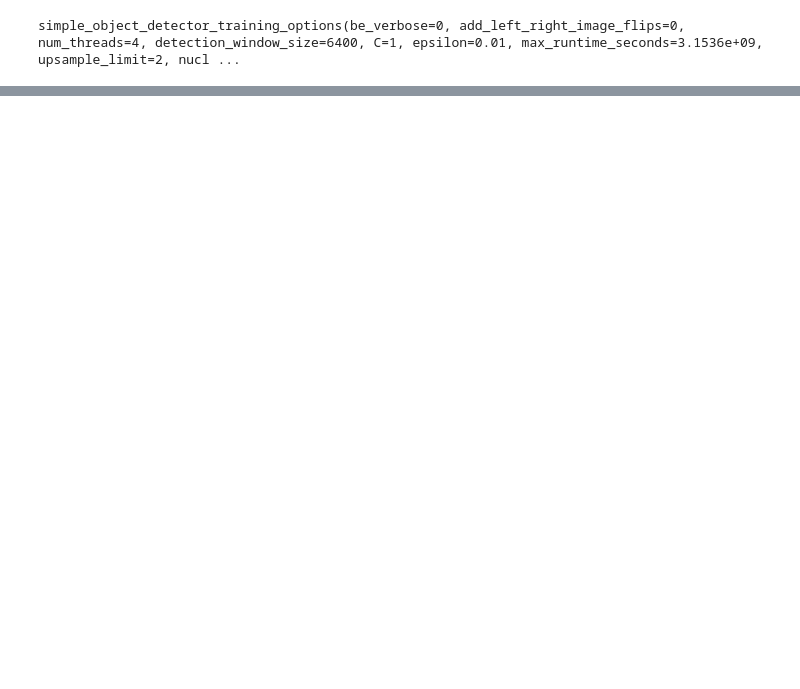
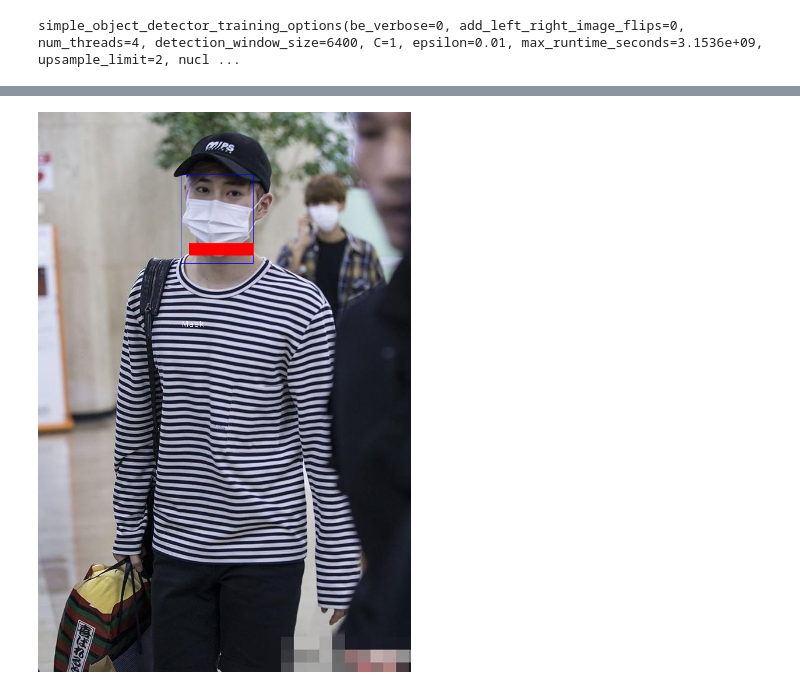
Before and after one commit to Coyote-Schmoyote/mask-detection, a Jupyter notebook: Object_detection_end_to_end_project.ipynb, the cells around one changed output, grey strips where cells are left out. Cells and saved outputs as stored; diff of their text form; code cells hidden in the pictures; blank space fills up the shorter version.

```diff
--- a/Object_detection_end_to_end_project.ipynb
+++ b/Object_detection_end_to_end_project.ipynb
@@ -124,0 +144,17 @@ detector = dlib.simple_object_detector("detector.svm")
+# %%
+def bounding_boxes(image):
+  boxes = detector(cv2.cvtColor(test_image, cv2.COLOR_BGR2RGB))
+
+  for b in boxes:
+    (y, h, x, w) = (b.left(), b.top(), b.right(), b.bottom())
+    detected_image = cv2.rectangle(test_image, (x, y), (w, h), (255, 0, 0))
+
+    detected_image = cv2.rectangle(test_image, (y, w -20), (x, w), (0, 0, 255), cv2.FILLED)
+    font = cv2.FONT_HERSHEY_PLAIN
+    detected_image = cv2.putText(test_image, "Mask", (w +1, x -1), font, 1.0, (255, 255, 255))
+
+  cv2_imshow(test_image)
+# %%
+bounding_boxes(test_image)
+# %% [output]
+[figure, added]
```
Also changed, not shown: parts of 15 cells of this notebook.
